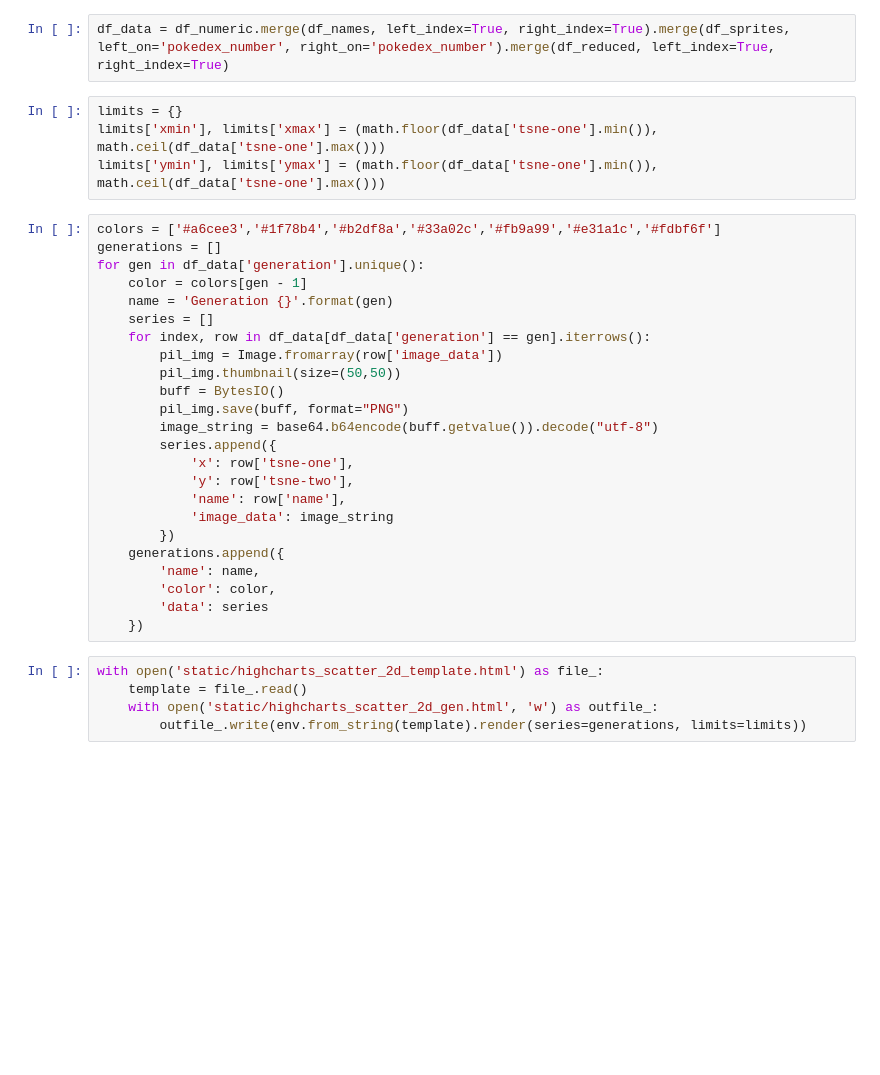
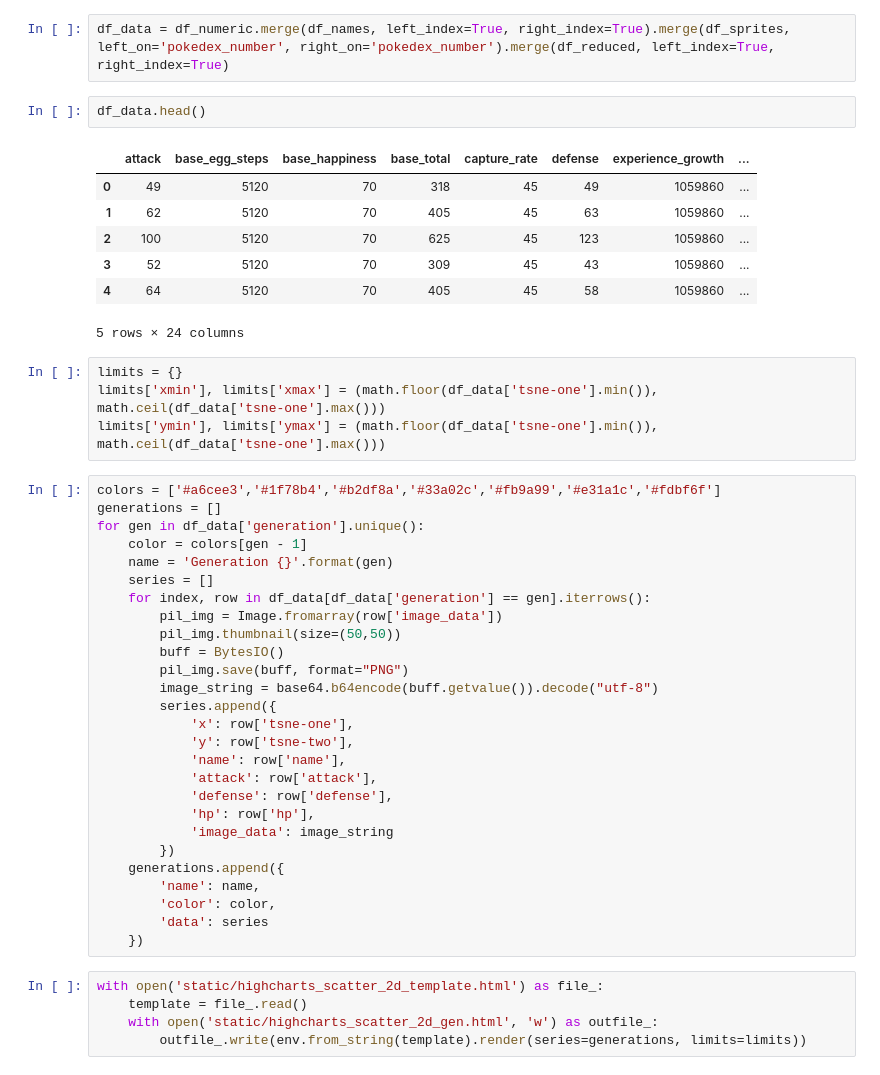
Before and after one commit to allank/pokemon_data, a Jupyter notebook: 04 Static Graphs.ipynb, the cells around one changed output. Saved outputs shown, nothing was run; the diff lists cells and outputs as text; blank space fills up the shorter version.

```diff
--- a/04 Static Graphs.ipynb
+++ b/04 Static Graphs.ipynb
@@ -19,6 +19,16 @@ df_sprites = pd.read_pickle('data/dataframes/pokemon_sprites.pickle.bz2', compre
 df_reduced = pd.read_pickle('data/dataframes/pokemon_pca_tsne_umap.pickle')
 # %%
 df_data = df_numeric.merge(df_names, left_index=True, right_index=True).merge(df_sprites, left_on='pokedex_number', right_on='pokedex_number').merge(df_reduced, left_index=True, right_index=True)
+# %%
+df_data.head()
+# %% [output]
+|  | attack | base_egg_steps | base_happiness | base_total | capture_rate | defense | experience_growth | ... |
+| 0 | 49 | 5120 | 70 | 318 | 45 | 49 | 1059860 | ... |
+| 1 | 62 | 5120 | 70 | 405 | 45 | 63 | 1059860 | ... |
+| 2 | 100 | 5120 | 70 | 625 | 45 | 123 | 1059860 | ... |
+| 3 | 52 | 5120 | 70 | 309 | 45 | 43 | 1059860 | ... |
+| 4 | 64 | 5120 | 70 | 405 | 45 | 58 | 1059860 | ... |
+5 rows × 24 columns
 # %%
 limits = {}
 limits['xmin'], limits['xmax'] = (math.floor(df_data['tsne-one'].min()), math.ceil(df_data['tsne-one'].max()))
@@ -40,6 +50,9 @@ for gen in df_data['generation'].unique():
             'x': row['tsne-one'],
             'y': row['tsne-two'],
             'name': row['name'],
+            'attack': row['attack'],
+            'defense': row['defense'],
+            'hp': row['hp'],
             'image_data': image_string
         })
     generations.append({
```
Also changed, not shown: parts of 1 cell of this notebook, 23 other files.
